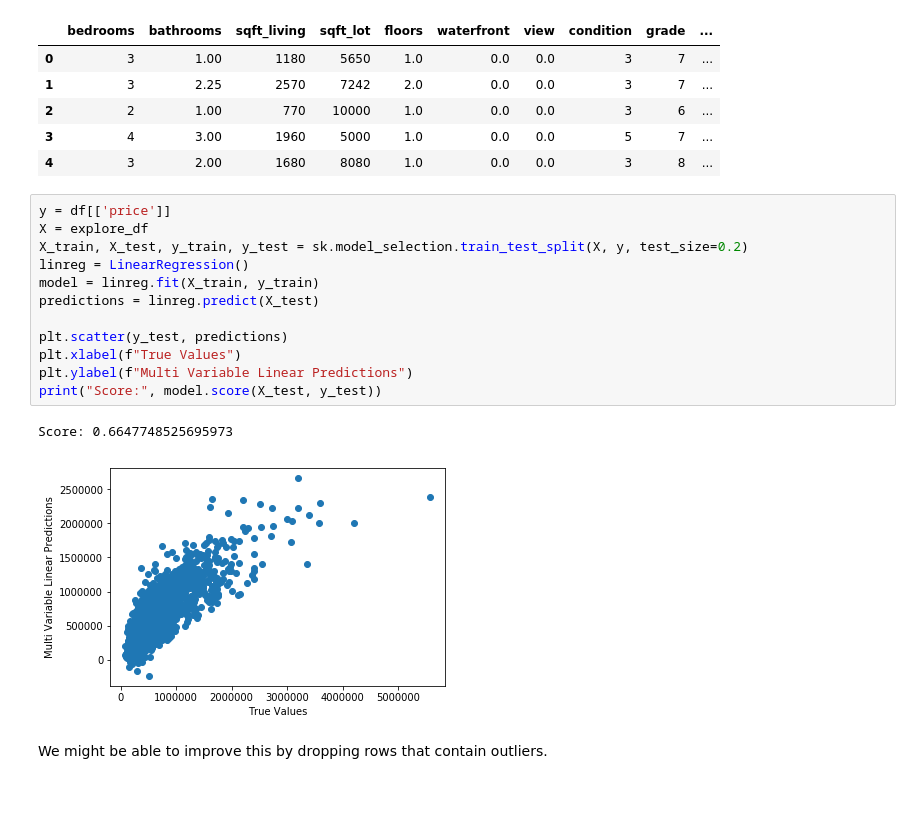
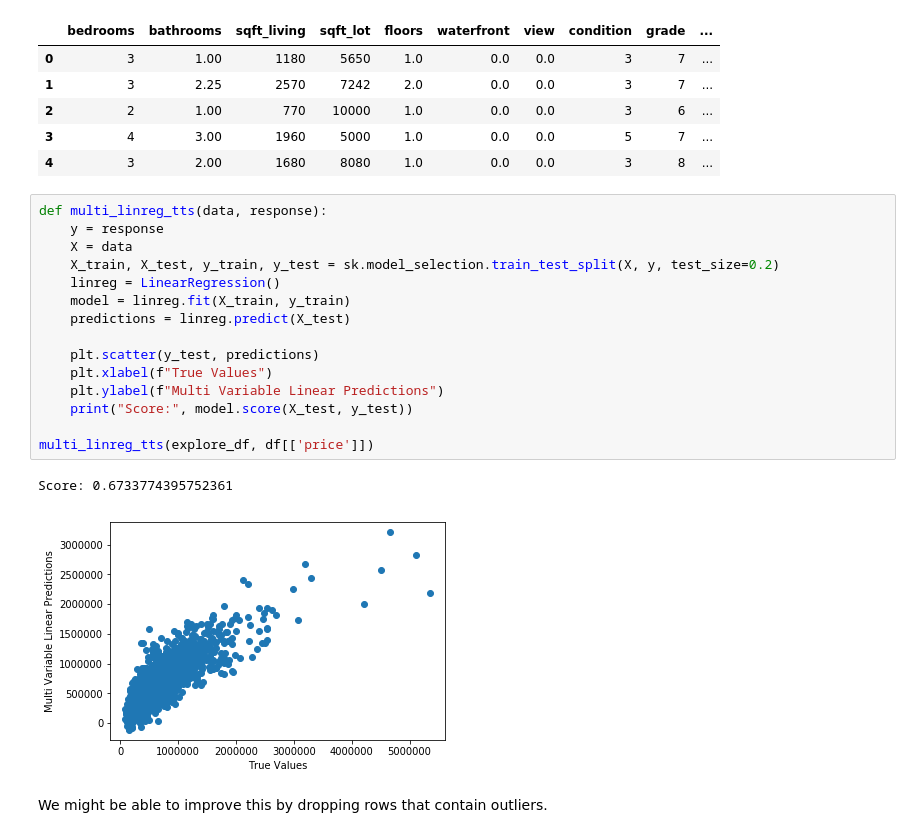
Before and after one commit to nkacoroski/dsc-1-final-project, a Jupyter notebook: kaspar.ipynb, the cells around one changed output. Saved outputs shown, nothing was run; the diff lists cells and outputs as text; blank space fills up the shorter version.

```diff
--- a/kaspar.ipynb
+++ b/kaspar.ipynb
@@ -355,19 +355,22 @@ explore_df.head()
 | 3 | 4 | 3.00 | 1960 | 5000 | 1.0 | 0.0 | 0.0 | 5 | 7 | ... |
 | 4 | 3 | 2.00 | 1680 | 8080 | 1.0 | 0.0 | 0.0 | 3 | 8 | ... |
 # %%
-y = df[['price']]
-X = explore_df
-X_train, X_test, y_train, y_test = sk.model_selection.train_test_split(X, y, test_size=0.2)
-linreg = LinearRegression()
-model = linreg.fit(X_train, y_train)
-predictions = linreg.predict(X_test)
+def multi_linreg_tts(data, response):
+    y = response
+    X = data
+    X_train, X_test, y_train, y_test = sk.model_selection.train_test_split(X, y, test_size=0.2)
+    linreg = LinearRegression()
+    model = linreg.fit(X_train, y_train)
+    predictions = linreg.predict(X_test)
 
-plt.scatter(y_test, predictions)
-plt.xlabel(f"True Values")
-plt.ylabel(f"Multi Variable Linear Predictions")
-print("Score:", model.score(X_test, y_test))
+    plt.scatter(y_test, predictions)
+    plt.xlabel(f"True Values")
+    plt.ylabel(f"Multi Variable Linear Predictions")
+    print("Score:", model.score(X_test, y_test))
+
+multi_linreg_tts(explore_df, df[['price']])
 # %% [output]
-Score: 0.6647748525695973
+Score: 0.6733774395752361
-[figure, old version]
+[figure, new version]
 # %% [markdown]
 We might be able to improve this by dropping rows that contain outliers.
```
Also changed, not shown: parts of 7 cells of this notebook.
